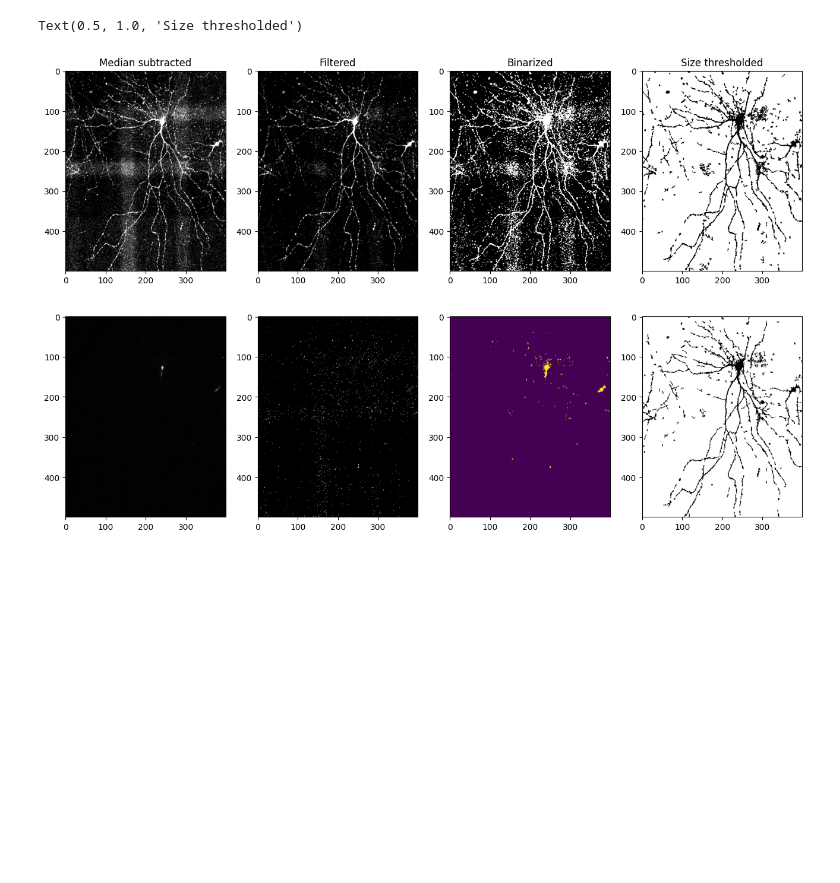
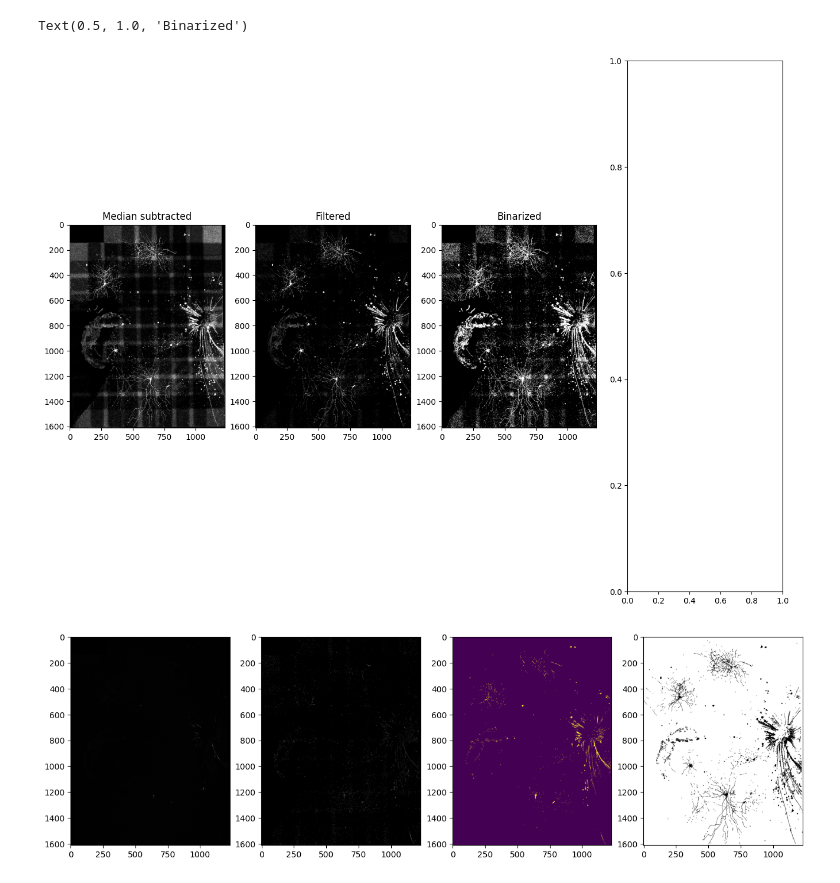
Before and after one commit to MForsthofer/rgc_reconstruction, a Jupyter notebook: dev/segmentation.ipynb, the cells around one changed output. Saved outputs shown, nothing was run; the diff lists cells and outputs as text; code cells hidden in the pictures; blank space fills up the shorter version.

```diff
--- a/dev/segmentation.ipynb
+++ b/dev/segmentation.ipynb
@@ -234,14 +245,17 @@ from scipy import interpolate
 from scipy.ndimage import median_filter
 
 channel = 1
+dapi_channel = 0
 
 f, ax = plt.subplots(1, 4, figsize=(16, 12))
 
-input_path = r"C:\Users\Michael Forsthofer\OneDrive - University of Sussex\BadenLab\Anatomy\RGC tracings\66\250311\dorsomedial.tif"
+input_path = r"C:\Users\Michael Forsthofer\OneDrive - University of Sussex\BadenLab\Anatomy\retina\tracings\pretectum\66\250311\dorsomedial.tif"
 
 zstack = tifffile.imread(input_path)
+dapi = zstack[:, dapi_channel, :,:]
 zstack = zstack[:, channel, :,:]
-zstack = zstack[:, 1100:1600, 400:800]
+
+#zstack = zstack[:, 0:400, 400:800]
 
 # interpolated_stack = resize(
 #     zstack,
@@ -256,38 +270,38 @@ zstack = zstack[:, 1100:1600, 400:800]
 interpolated_stack = zstack
 
 stack_median = np.median(interpolated_stack, axis=0)
 subtracted_stack = interpolated_stack - stack_median
 
     # Ensure the data remains in the original dtype range
 subtracted_stack = np.clip(subtracted_stack,
                               np.iinfo(zstack.dtype).min,
                               np.iinfo(zstack.dtype).max).astype(zstack.dtype)
 ax[0].imshow(np.max(subtracted_stack, axis=0), cmap='gray', vmin = 2,vmax=9)
 ax[0].set_title("Median subtracted")
 
 filtered_stack = median_filter(subtracted_stack, size=2)
 
 #plt.imshow(processed_stack[14,:,:], cmap='gray', vmin = 2,vmax=9)
 
 ax[1].imshow(np.max(filtered_stack, axis=0), cmap='gray', vmin = 2,vmax=9)
 ax[1].set_title("Filtered")
 
 #tifffile.imwrite("processed_stack.tif", filtered_stack)
 
 processed_stack = binarize_stack(filtered_stack, min_threshold=2, max_threshold=255)
 
 ax[2].imshow(np.max(processed_stack, axis=0), vmin = 0,vmax=1, cmap='gray')
 ax[2].set_title("Binarized")
 
-(binarized_stack, particles) = remove_small_particles(processed_stack, min_size=25)
+# (binarized_stack, particles) = remove_small_particles(processed_stack, min_size=25)
 
-ax[3].imshow(np.max(binarized_stack, axis=0), vmin = 0,vmax=1, cmap='gray_r')
-ax[3].set_title("Size thresholded")
+# ax[3].imshow(np.max(binarized_stack, axis=0), vmin = 0,vmax=1, cmap='gray_r')
+# ax[3].set_title("Size thresholded")
 
 #tifffile.imwrite("binarized_stack.tif", binarized_stack)
 # %% [output]
-Text(0.5, 1.0, 'Size thresholded')
+Text(0.5, 1.0, 'Binarized')
-[figure, old version]
+[figure, new version]
 # %%
 from skimage.morphology import remove_small_objects
 from skimage.measure import label
@@ -295,7 +309,7 @@ from skimage.measure import label
 threshold = 5
 
 labeled, num_features = label(zstack>threshold, connectivity=3, return_num=True)
-filtered = remove_small_objects(labeled, min_size=20, connectivity=2)  # Remove small objects
+filtered = remove_small_objects(labeled, min_size=25, connectivity=2)  # Remove small objects
 
 f, ax = plt.subplots(1,4, figsize=(16, 8))
 ax[0].imshow(zstack[4,:,:], cmap='gray')
@@ -303,10 +317,11 @@ ax[1].imshow(labeled[4,:,:], cmap='gray')
 ax[2].imshow(filtered[4,:,:]>1)
 ax[3].imshow(np.max(filtered, axis=0)>0, cmap='gray_r')
 
-tifffile.imwrite("D:/Box Sync/confocal/retina/pretectum_tracings/66/250311/original_stack.tif", zstack)
-tifffile.imwrite("D:/Box Sync/confocal/retina/pretectum_tracings/66/250311/binarized_stack.tif", filtered>1)
+# tifffile.imwrite("D:/Box Sync/confocal/retina/pretectum_tracings/66/250311/Ventrolateral_original.tif", subtracted_stack)
+# tifffile.imwrite("D:/Box Sync/confocal/retina/pretectum_tracings/66/250311/ventrolateral_binarized.tif", filtered>1)
+tifffile.imwrite(r"C:\Users\Michael Forsthofer\OneDrive - University of Sussex\BadenLab\Anatomy\retina\tracings\pretectum\66\250311\ventrolateral_dapi.tif", dapi)
 # %% [output]
-[figure, old version]
+[figure, new version]
 # %%
 from scipy.ndimage import binary_opening
 
```
Also changed, not shown: parts of 4 cells of this notebook.
